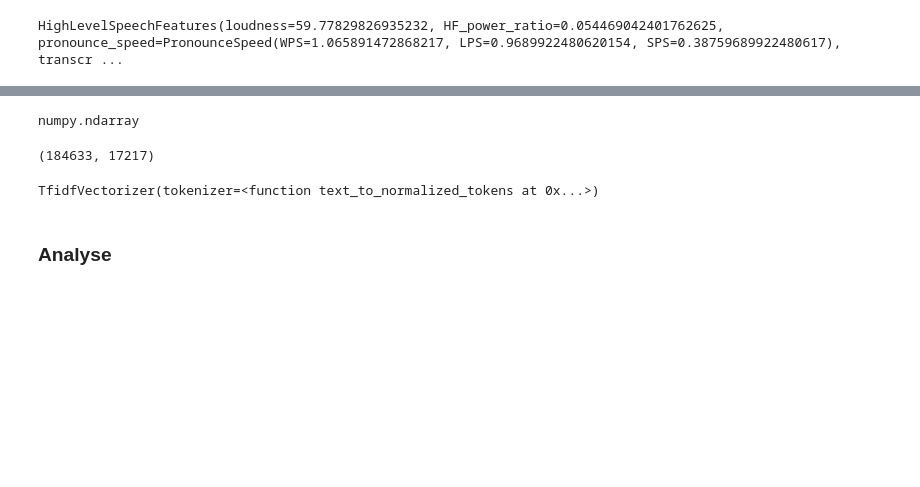
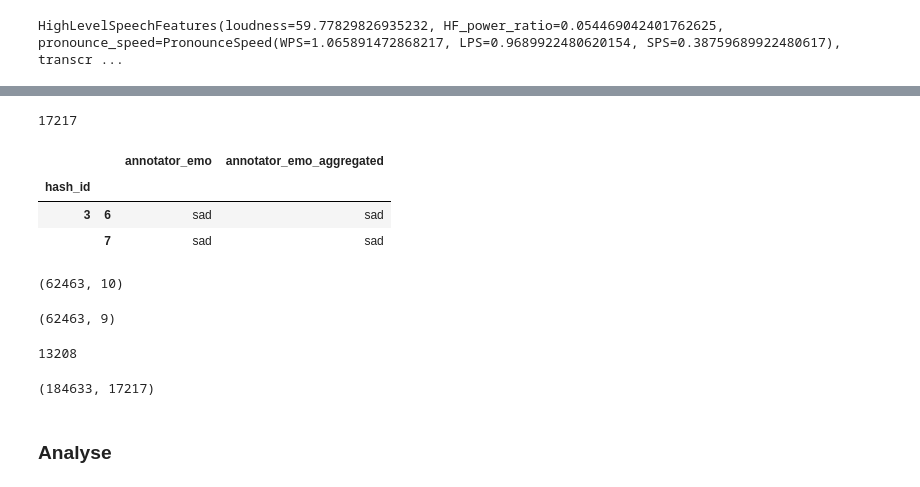
Before and after one commit to Kislv/MastersDegreeProject, a Jupyter notebook: high_level_feature_extractor/test.ipynb, the cells around one changed output, grey strips where cells are left out. Drawn from its saved outputs; the diff is of its cells as text; code cells hidden in the pictures; blank space fills up the shorter version.

```diff
--- a/high_level_feature_extractor/test.ipynb
+++ b/high_level_feature_extractor/test.ipynb
@@ -183,24 +199,45 @@ raw_crowd_train[raw_crowd_train.hash_id == '5d9560dd2cba88b2dc87b6b4d5b6a29d']
 | 412457 | 5d9560dd2cba88b2dc87b6b4d5b6a29d | wavs/5d9560dd2cba88b2dc87b6b4d5b6... | 0.347875 | other | NaN | 62942acb4975e3cac00d06726a0dfd83 | фильмы меньшова | sad | ... |
 | 414061 | 5d9560dd2cba88b2dc87b6b4d5b6a29d | wavs/5d9560dd2cba88b2dc87b6b4d5b6... | 0.347875 | other | NaN | a30fefe82e1e460f186efe6e9bbf9c58 | фильмы меньшова | sad | ... |
 # %%
-type(raw_crowd_train.hash_id.unique())
+len(raw_crowd_test.hash_id.unique())
 # %% [output]
-numpy.ndarray
+17217
+# %%
+
+# Sample DataFrame
+data = {
+    'hash_id': [1, 1, 1, 2, 2, 2, 3, 3],
+    'annotator_emo': ['happy', 'happy', 'sad', 'neutral', 'neutral', 'happy', 'sad', 'sad']
+}
+df = pd.DataFrame(data)
+# Apply the filtering function group-wise and drop rows where condition isn't met
+aggregate_by_mode_annotator:Callable = partial(aggregate_by_mode, by_col_name=ANNOTATOR_EMOION_FIELD_NAME, aggregated_keyword=ANNOTATOR_AGGREGATED_FIELD_NAME)
+filtered_df = df.groupby(by=HASH_ID_COLUMN_NAME).apply(aggregate_by_mode_annotator, include_groups=False).dropna(subset=[ANNOTATOR_AGGREGATED_FIELD_NAME])
+
+filtered_df
+# %% [output]
+|  |  | annotator_emo | annotator_emo_aggregated |
+| hash_id |  |  |  |
+| 3 | 6 | sad | sad |
+|  | 7 | sad | sad |
+# %%
+filtered_df:pd.DataFrame = raw_crowd_test.groupby(HASH_ID_COLUMN_NAME).apply(aggregate_by_mode_annotator).dropna(subset=[AGGREGATED_KEYWORD])
+filtered_df.shape
+# %% [output]
+(62463, 10)
+# %%
+raw_crowd_test_agged:pd.DataFrame = aggregate_crowd(df=raw_crowd_test)
+raw_crowd_test_agged.shape
+# %% [output]
+(62463, 9)
+# %%
+len(raw_crowd_test_agged.index.unique())
+# %% [output]
+13208
 # %%
 len(raw_crowd_train.hash_id.unique()), len(raw_crowd_test.hash_id.unique())
 # %% [output]
 (184633, 17217)
-# %%
-tf_idf_vectorizer:TfidfVectorizer = TfidfVectorizer(tokenizer=text_to_normalized_tokens)
-# tfs = tf_idf_vectorizer.fit_transform(['cat dog', 'dog bug'])
-
-# s = 'cat, dog, bug, bug'
-# response = tf_idf_vectorizer.transform([s])
-# print(response)
-# tf_idf_vectorizer
-tf_idf_vectorizer.fit(raw_crowd_train.speaker_text.dropna().unique())
-# %% [output]
-TfidfVectorizer(tokenizer=<function text_to_normalized_tokens at 0x...>)
 # %% [markdown]
 ### Analyse
 # %%
```
Also changed, not shown: parts of 13 cells of this notebook, 11 other files.
